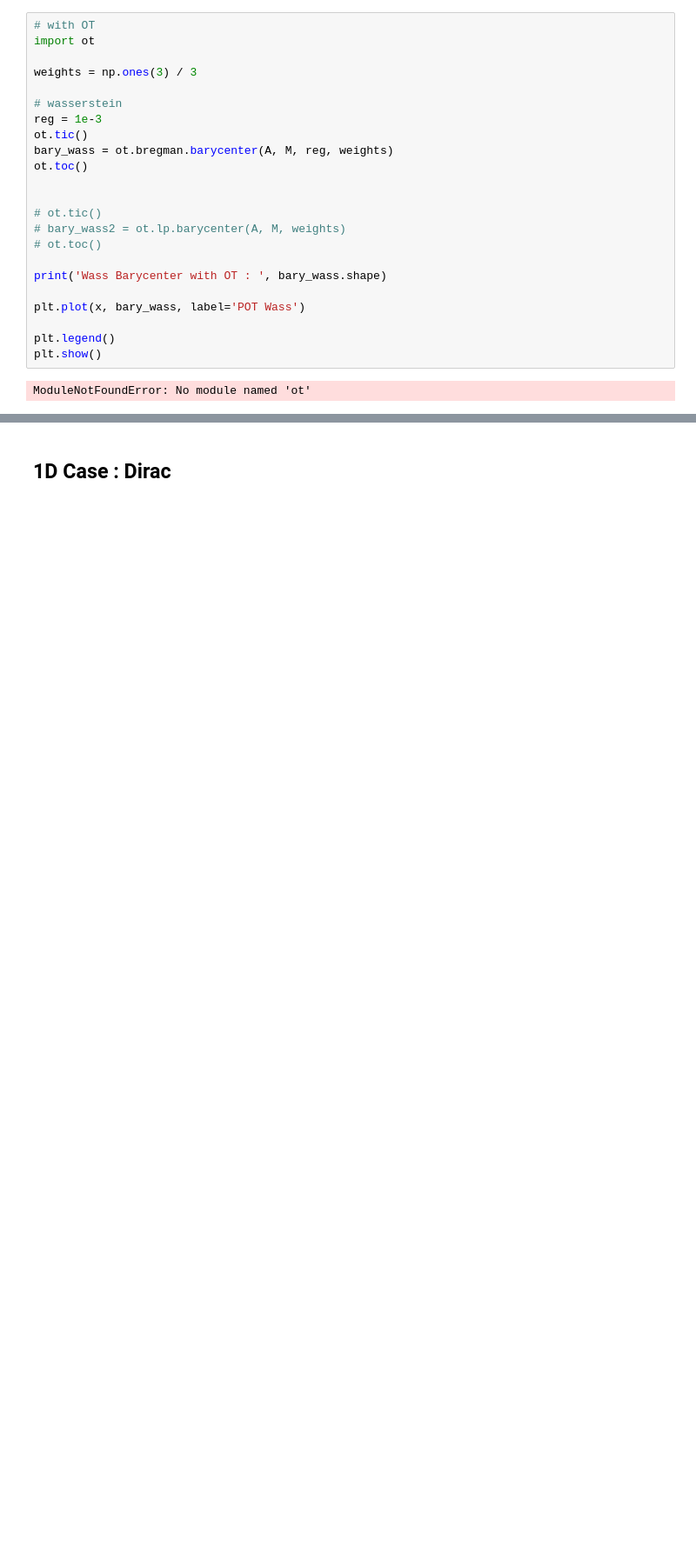
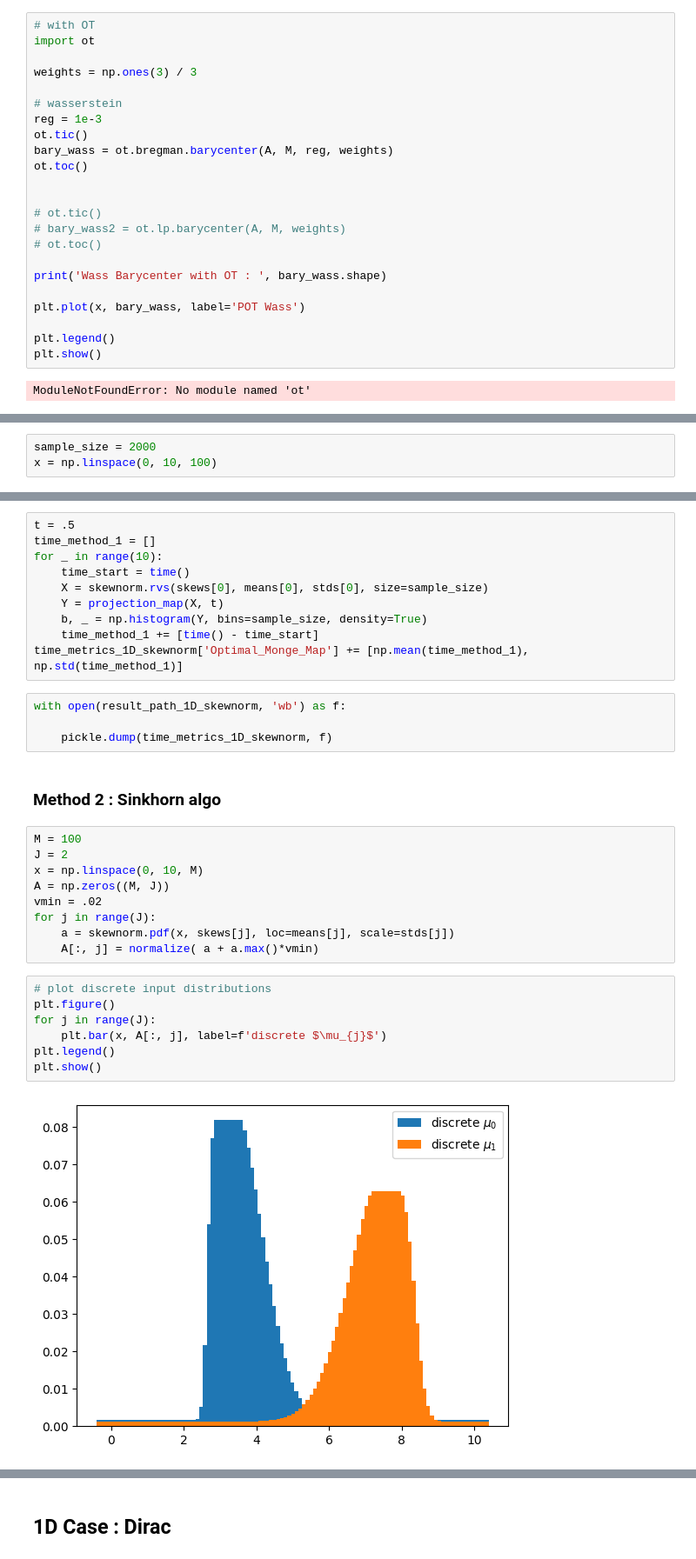
Before and after one commit to InesVATI/projectOT_stochastic_wasserstein_barycenters, a Jupyter notebook: code/experiments.ipynb, the cells around one changed output, grey strips where cells are left out. Shown at 87% size. Cells and saved outputs as stored; diff of their text form; blank space fills up the shorter version.

```diff
--- a/code/experiments.ipynb
+++ b/code/experiments.ipynb
@@ -434,0 +439,3 @@ compare the computation using  inverse cumulative function in 1D !
+# %%
+sample_size = 2000
+x = np.linspace(0, 10, 100)
@@ -434,0 +461,34 @@ compare the computation using  inverse cumulative function in 1D !
+# %%
+t = .5
+time_method_1 = []
+for _ in range(10):
+    time_start = time()
+    X = skewnorm.rvs(skews[0], means[0], stds[0], size=sample_size)
+    Y = projection_map(X, t)
+    b, _ = np.histogram(Y, bins=sample_size, density=True)
+    time_method_1 += [time() - time_start]
+time_metrics_1D_skewnorm['Optimal_Monge_Map'] += [np.mean(time_method_1), np.std(time_method_1)]
+# %%
+with open(result_path_1D_skewnorm, 'wb') as f:
+
+    pickle.dump(time_metrics_1D_skewnorm, f)
+# %% [markdown]
+### **Method 2** : Sinkhorn algo
+# %%
+M = 100
+J = 2
+x = np.linspace(0, 10, M)
+A = np.zeros((M, J))
+vmin = .02
+for j in range(J):
+    a = skewnorm.pdf(x, skews[j], loc=means[j], scale=stds[j])
+    A[:, j] = normalize( a + a.max()*vmin)
+# %%
+# plot discrete input distributions
+plt.figure()
+for j in range(J):
+    plt.bar(x, A[:, j], label=f'discrete $\mu_{j}$')
+plt.legend()
+plt.show()
+# %% [output]
+[figure, added]
```
Also changed, not shown: parts of 50 cells of this notebook, 20 other files.
